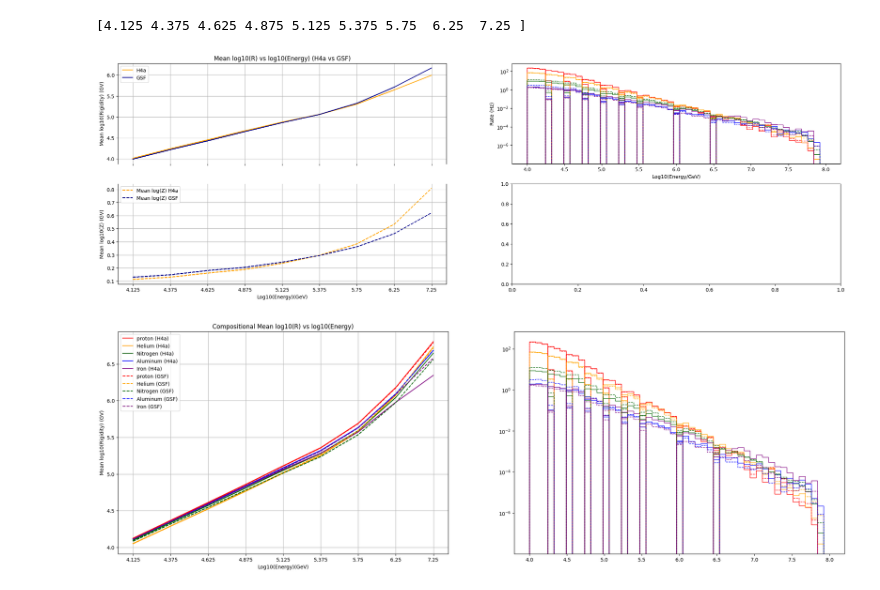
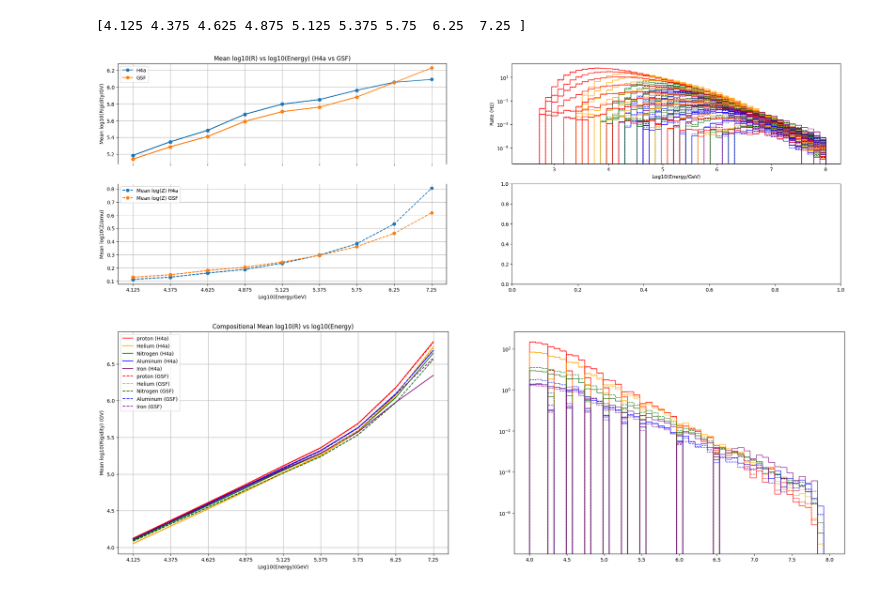
Before and after one commit to fmcnallyi3/it_anisotropy, a Jupyter notebook: rigidity/reco_energy.ipynb, the cells around one changed output. Drawn from its saved outputs; the diff is of its cells as text; code cells hidden in the pictures.

```diff
--- a/rigidity/reco_energy.ipynb
+++ b/rigidity/reco_energy.ipynb
@@ -14,7 +14,7 @@ print(list(d.keys()))
 ['nchannel', 'llhZen', 'llhAz', 'zenith', 'azimuth', 'mc_energy', 'type', 'isgoodllh', 'ndir', 'ldir', 'rlogl', 'atmosphere', 'TriggID_1006', 'cogx', 'cogy', 'cogz', 'logMuE', 'energy', 'GaisserH3a',  ...
 # %%
 # set up quality cut for professional data
-qual_cut = (d['zenith'] > 0.002) * (d['zenith'] < (np.pi - 0.002)) * (d['nchannel'] >= 10) & (d['isgoodllh'])
+qual_cut = (d['zenith'] > 0.002) * (d['zenith'] < (np.pi - 0.002)) * (d['nchannel'] >= 10) * (d['isgoodllh'])
 # set up bin cut
 bin_cut = np.logical_and(d['reco_energy'] > 4, d['reco_energy'] < 8)
 # %%
@@ -153,7 +153,7 @@ print(emids)
 [4.125 4.375 4.625 4.875 5.125 5.375 5.75  6.25  7.25 ]
 # %%
 # Mega cell that produces mean rigidity calculations and graphs.
-bins=np.linspace(4, 8, 50)
+bins=np.linspace(2.5, 8, 50)
 fig, axs = plt.subplots(figsize = (26, 8), ncols=2, nrows=2)
 
 rigidHArr = []
@@ -165,20 +165,22 @@ for tier in BINS:
     totH = 0
     totG = 0
 
+    meco = np.log10(d['mc_energy'])
+
     # Plot the binned composition for GaisserH4a weight
-    [pH, binph, p1] = axs[0,1].hist(d['reco_energy'][np.logical_and(BINS[tier],pcut, qual_cut)], bins = bins, log = True, weights=d['GaisserH4a'][np.logical_and(BINS[tier],pcut)], color = 'red',histtype = 'step', label ='P', density=False)
-    [HeH, binhh, p2] = axs[0,1].hist(d['reco_energy'][np.logical_and(BINS[tier],Hecut, qual_cut)], bins = bins, log = True, weights=d['GaisserH4a'][np.logical_and(BINS[tier],Hecut)], color = 'orange',histtype = 'step', label ='He', density=False)
-    [NH, binnh, p3] = axs[0,1].hist(d['reco_energy'][np.logical_and(BINS[tier],Ncut, qual_cut)], bins = bins, log = True, weights=d['GaisserH4a'][np.logical_and(BINS[tier],Ncut)], color = 'darkgreen',histtype = 'step', label ='N', density=False)
-    [AlH, binah, p4] = axs[0,1].hist(d['reco_energy'][np.logical_and(BINS[tier],Alcut, qual_cut)], bins = bins, log = True, weights=d['GaisserH4a'][np.logical_and(BINS[tier],Alcut)], color = 'blue',histtype = 'step', label ='Al', density=False)
-    [FeH, binfh, p5] = axs[0,1].hist(d['reco_energy'][np.logical_and(BINS[tier],Fecut, qual_cut)], bins = bins, log = True, weights=d['GaisserH4a'][np.logical_and(BINS[tier],Fecut)], color = 'purple',histtype = 'step', label ='Fe', density=False)
+    [pH, binph, p1] = axs[0,1].hist(meco[np.logical_and(BINS[tier],pcut, qual_cut)], bins = bins, log = True, weights=d['GaisserH4a'][np.logical_and(BINS[tier],pcut)], color = 'red',histtype = 'step', label ='P', density=False)
+    [HeH, binhh, p2] = axs[0,1].hist(meco[np.logical_and(BINS[tier],Hecut, qual_cut)], bins = bins, log = True, weights=d['GaisserH4a'][np.logical_and(BINS[tier],Hecut)], color = 'orange',histtype = 'step', label ='He', density=False)
+    [NH, binnh, p3] = axs[0,1].hist(meco[np.logical_and(BINS[tier],Ncut, qual_cut)], bins = bins, log = True, weights=d['GaisserH4a'][np.logical_and(BINS[tier],Ncut)], color = 'darkgreen',histtype = 'step', label ='N', density=False)
+    [AlH, binah, p4] = axs[0,1].hist(meco[np.logical_and(BINS[tier],Alcut, qual_cut)], bins = bins, log = True, weights=d['GaisserH4a'][np.logical_and(BINS[tier],Alcut)], color = 'blue',histtype = 'step', label ='Al', density=False)
+    [FeH, binfh, p5] = axs[0,1].hist(meco[np.logical_and(BINS[tier],Fecut, qual_cut)], bins = bins, log = True, weights=d['GaisserH4a'][np.logical_and(BINS[tier],Fecut)], color = 'purple',histtype = 'step', label ='Fe', density=False)
     totH = pH + HeH + NH + AlH + FeH
 
     # Plot the binned composition for GlobalSplineFit5Comp weight
-    [pG, binpg, p6] = axs[0,1].hist(d['reco_energy'][np.logical_and(BINS[tier],pcut, qual_cut)], bins = bins, log = True, weights=d['GlobalSplineFit5Comp'][np.logical_and(BINS[tier],pcut)], color = 'red',histtype = 'step', linestyle='--', label ='P', density=False)
-    [HeG, binhg, p7] = axs[0,1].hist(d['reco_energy'][np.logical_and(BINS[tier],Hecut, qual_cut)], bins = bins, log = True, weights=d['GlobalSplineFit5Comp'][np.logical_and(BINS[tier],Hecut)], color = 'orange',histtype = 'step', linestyle='--', label ='He', density=False)
-    [NG, binng, p8] = axs[0,1].hist(d['reco_energy'][np.logical_and(BINS[tier],Ncut, qual_cut)], bins = bins, log = True, weights=d['GlobalSplineFit5Comp'][np.logical_and(BINS[tier],Ncut)], color = 'darkgreen',histtype = 'step', linestyle='--', label ='N', density=False)
-    [AlG, binag, p9] = axs[0,1].hist(d['reco_energy'][np.logical_and(BINS[tier],Alcut, qual_cut)], bins = bins, log = True, weights=d['GlobalSplineFit5Comp'][np.logical_and(BINS[tier],Alcut)], color = 'blue',histtype = 'step', linestyle='--', label ='Al', density=False)
-    [FeG, binfg, p10] = axs[0,1].hist(d['reco_energy'][np.logical_and(BINS[tier],Fecut, qual_cut)], bins = bins, log = True, weights=d['GlobalSplineFit5Comp'][np.logical_and(BINS[tier],Fecut)], color = 'purple',histtype = 'step', linestyle='--', label ='Fe', density=False)
+    [pG, binpg, p6] = axs[0,1].hist(meco[np.logical_and(BINS[tier],pcut, qual_cut)], bins = bins, log = True, weights=d['GlobalSplineFit5Comp'][np.logical_and(BINS[tier],pcut)], color = 'red',histtype = 'step', linestyle='--', label ='P', density=False)
+    [HeG, binhg, p7] = axs[0,1].hist(meco[np.logical_and(BINS[tier],Hecut, qual_cut)], bins = bins, log = True, weights=d['GlobalSplineFit5Comp'][np.logical_and(BINS[tier],Hecut)], color = 'orange',histtype = 'step', linestyle='--', label ='He', density=False)
+    [NG, binng, p8] = axs[0,1].hist(meco[np.logical_and(BINS[tier],Ncut, qual_cut)], bins = bins, log = True, weights=d['GlobalSplineFit5Comp'][np.logical_and(BINS[tier],Ncut)], color = 'darkgreen',histtype = 'step', linestyle='--', label ='N', density=False)
+    [AlG, binag, p9] = axs[0,1].hist(meco[np.logical_and(BINS[tier],Alcut, qual_cut)], bins = bins, log = True, weights=d['GlobalSplineFit5Comp'][np.logical_and(BINS[tier],Alcut)], color = 'blue',histtype = 'step', linestyle='--', label ='Al', density=False)
+    [FeG, binfg, p10] = axs[0,1].hist(meco[np.logical_and(BINS[tier],Fecut, qual_cut)], bins = bins, log = True, weights=d['GlobalSplineFit5Comp'][np.logical_and(BINS[tier],Fecut)], color = 'purple',histtype = 'step', linestyle='--', label ='Fe', density=False)
     totG = pG + HeG + NG + AlG + FeG
 
     # Calculate the discrete binned fractional composition for the GaisserH4a weight
@@ -204,8 +206,8 @@ for tier in BINS:
     meanZG = ((pfracG*np.log10(1)) + (HefracG*np.log10(2)) + (NfracG*np.log10(7)) + (AlfracG*np.log10(13)) + (FefracG*np.log10(26)))
 
     # Calculate the discrete weighted rigidities (for rgidity line graph)
-    rigidH = np.average(d['reco_energy'][np.logical_and(BINS[tier], qual_cut)], weights=d['GaisserH4a'][np.logical_and(BINS[tier], qual_cut)]) - (meanZH / 1)
-    rigidG = np.average(d['reco_energy'][np.logical_and(BINS[tier], qual_cut)], weights=d['GlobalSplineFit5Comp'][np.logical_and(BINS[tier], qual_cut)]) - (meanZG / 1)
+    rigidH = np.average(meco[np.logical_and(BINS[tier], qual_cut)], weights=d['GaisserH4a'][np.logical_and(BINS[tier], qual_cut)]) - (meanZH / 1)
+    rigidG = np.average(meco[np.logical_and(BINS[tier], qual_cut)], weights=d['GlobalSplineFit5Comp'][np.logical_and(BINS[tier], qual_cut)]) - (meanZG / 1)
 
     # Print values
     #print('**Energy bin: ' + tier + '**')
@@ -231,41 +233,41 @@ for tier in BINS:
     #print('Mean Log10(A) (H4a): ' + str(round(meanAH, 3)))
     #print('Mean Log10(A) (GSF): ' + str(round(meanAG, 3)))
     #print('|--------------------|')
     #print('Mean log10(R) (H4a): ' + str(round(rigidH, 3)))
     #print('Mean log10(R) (GSF): ' + str(round(rigidG, 3)))
     #print()
 
     rigidHArr.append(rigidH)
     rigidGArr.append(rigidG)
     meanZHArr.append(meanZH)
     meanZGArr.append(meanZG)
 
     # Plot discrete rigidity (for rigidity line chart)
-    axs[0,0].plot(rigidHArr, label='H4a' if tier == '4.125' else '', color='orange')
-    axs[0,0].plot(rigidGArr, label='GSF' if tier == '4.125' else '', color='darkblue')
-    axs[1,0].plot(meanZHArr, label='Mean log(Z) H4a' if tier == '4.125' else '', color='orange', linestyle='--')
-    axs[1,0].plot(meanZGArr, label='Mean log(Z) GSF' if tier == '4.125' else '', color='darkblue', linestyle='--')
+    axs[0,0].plot(rigidHArr, label='H4a' if tier == '4.125' else '', color='C0', marker='o')
+    axs[0,0].plot(rigidGArr, label='GSF' if tier == '4.125' else '', color='C1', marker='o')
+    axs[1,0].plot(meanZHArr, label='Mean log(Z) H4a' if tier == '4.125' else '', color='C0', linestyle='--', marker='o')
+    axs[1,0].plot(meanZGArr, label='Mean log(Z) GSF' if tier == '4.125' else '', color='C1', linestyle='--', marker='o')
 
 # Show plots
 axs[0,1].set_xlabel('Log10(Energy/GeV)')
 axs[0,1].set_ylabel('Rate (Hz)')
 #axs[0,1].set_title('Binned Composition Rates vs. Energy')
 axs[0,0].set_title('Mean log10(R) vs log10(Energy) (H4a vs GSF)')
-axs[1,0].set_xlabel('Log10(Energy)(GeV)')
-axs[0,0].set_ylabel('Mean log10(Rigidity) (GV)')
-axs[1,0].set_ylabel('Mean log10(Z) (GV)')
+axs[1,0].set_xlabel('Log10(Energy/GeV)')
+axs[0,0].set_ylabel('Mean log10(Rigidity/GV)')
+axs[1,0].set_ylabel('Mean log10(Z/amu)')
 axs[1,0].set_xticks(np.arange(0,9,1))
 axs[1,0].set_xticklabels(['4.125','4.375','4.625','4.875','5.125','5.375','5.75','6.25','7.25'])
 axs[0,0].set_xticklabels('')
 axs[0,0].spines['bottom'].set_visible(False)
 axs[1,0].spines['top'].set_visible(False)
 axs[0,0].grid()
 axs[1,0].grid()
 axs[0,0].legend()
 axs[1,0].legend()
 plt.show()
 # %% [output]
-[figure, old version]
+[figure, new version]
 # %%
 # Cell that produces mean compositional rigidity per composition (might delete later)(using as basis for compositional rigidity)
 bins=np.linspace(4, 8, 50)
```
Also changed, not shown: parts of 5 cells of this notebook, 1 other file.
